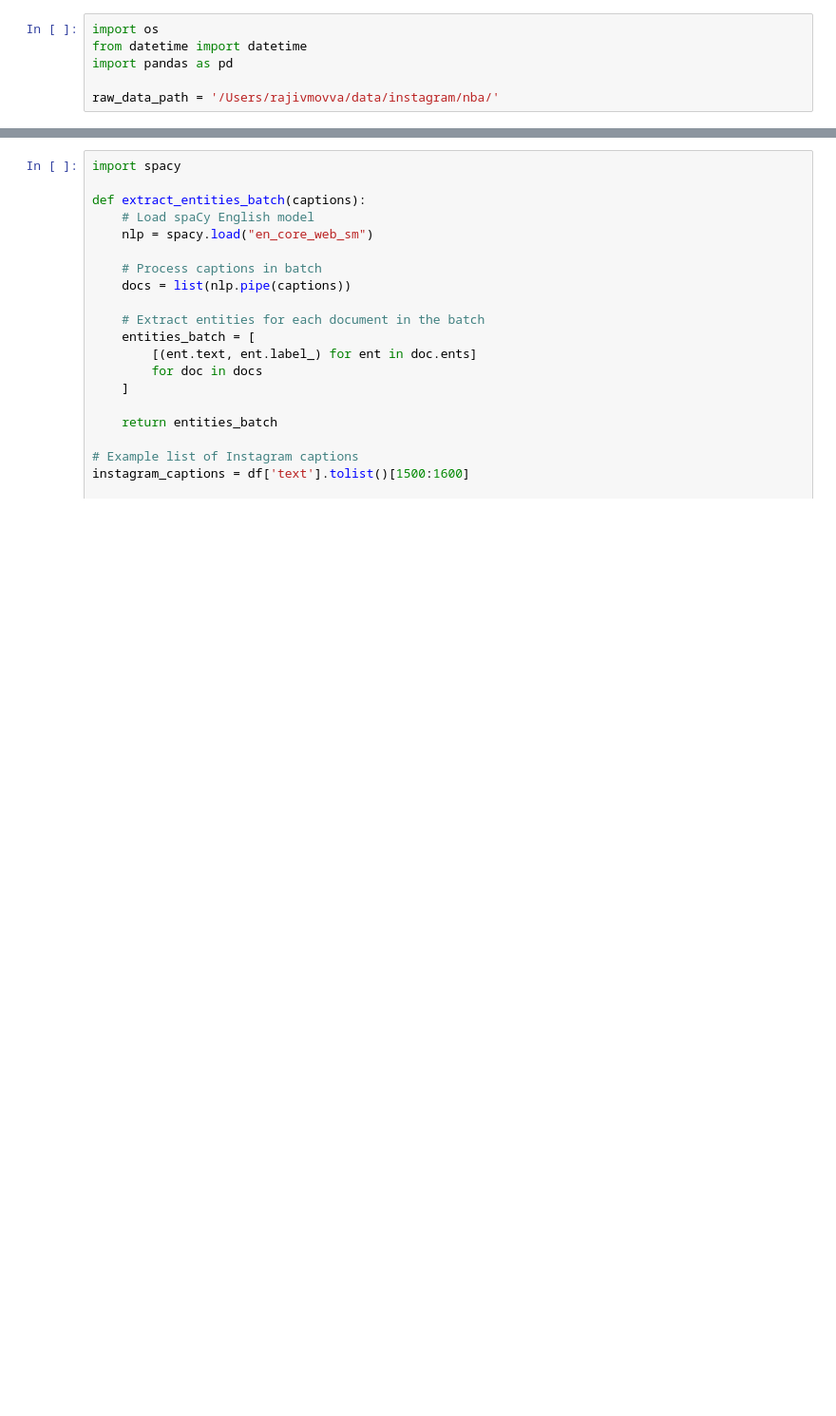
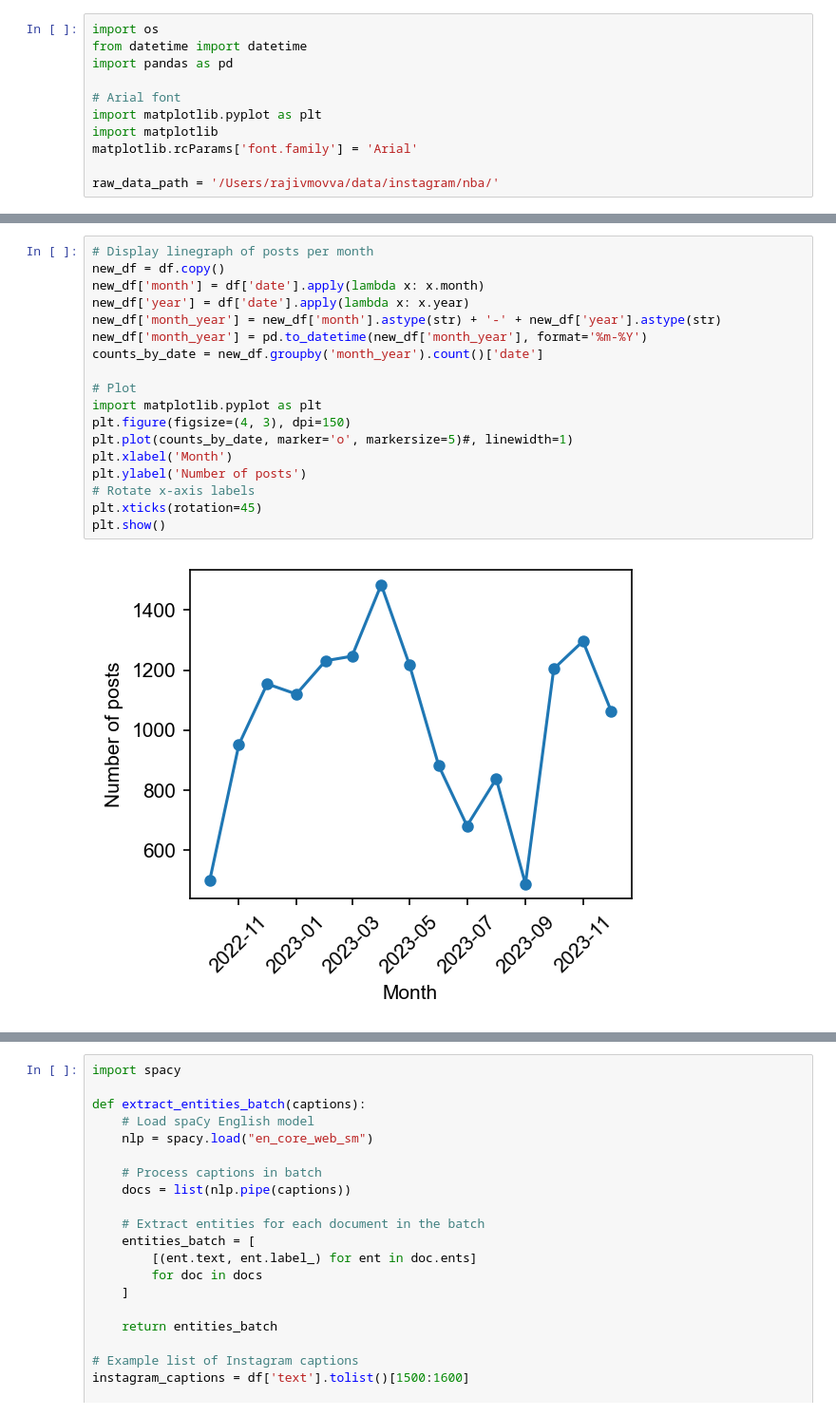
Before and after one commit to rmovva/NBAnalysis, a Jupyter notebook: parse-insta-captions.ipynb, the cells around one changed output, grey strips where cells are left out. Shown: that part at 95% size. Cells and saved outputs as stored; diff of their text form; blank space fills up the shorter version.

```diff
--- a/parse-insta-captions.ipynb
+++ b/parse-insta-captions.ipynb
@@ -3,6 +3,11 @@ import os
 from datetime import datetime
 import pandas as pd
 
+# Arial font
+import matplotlib.pyplot as plt
+import matplotlib
+matplotlib.rcParams['font.family'] = 'Arial'
+
 raw_data_path = '/Users/rajivmovva/data/instagram/nba/'
 # %%
 '''
@@ -34,3 +89,23 @@ df = pd.DataFrame(df_data).sort_values(by='date').reset_index(drop=True)
+# %%
+# Display linegraph of posts per month
+new_df = df.copy()
+new_df['month'] = df['date'].apply(lambda x: x.month)
+new_df['year'] = df['date'].apply(lambda x: x.year)
+new_df['month_year'] = new_df['month'].astype(str) + '-' + new_df['year'].astype(str)
+new_df['month_year'] = pd.to_datetime(new_df['month_year'], format='%m-%Y')
+counts_by_date = new_df.groupby('month_year').count()['date']
+
+# Plot
+import matplotlib.pyplot as plt
+plt.figure(figsize=(4, 3), dpi=150)
+plt.plot(counts_by_date, marker='o', markersize=5)#, linewidth=1)
+plt.xlabel('Month')
+plt.ylabel('Number of posts')
+# Rotate x-axis labels
+plt.xticks(rotation=45)
+plt.show()
+# %% [output]
+[figure, added]
 # %%
 '''
 Run spaCy entity extraction on each Instagram caption.
```
Also changed, not shown: parts of 3 cells of this notebook.
